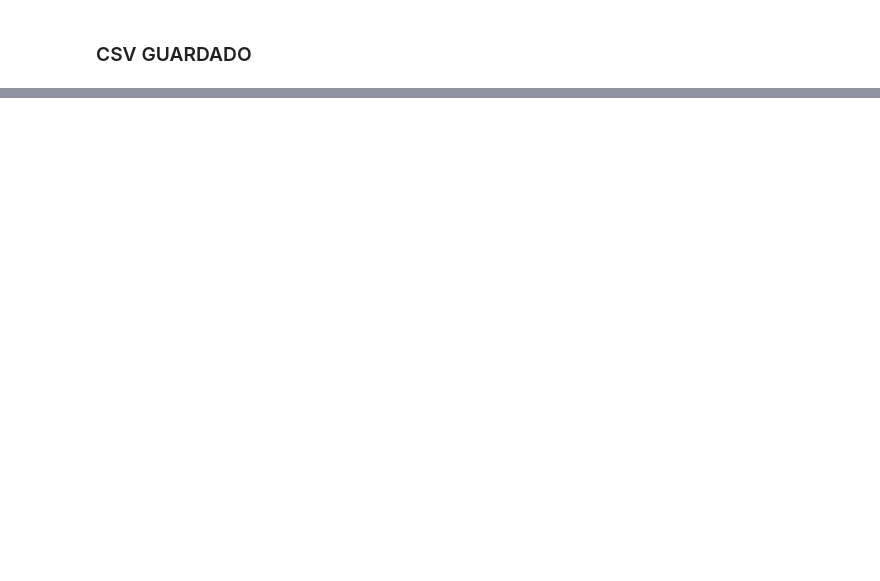
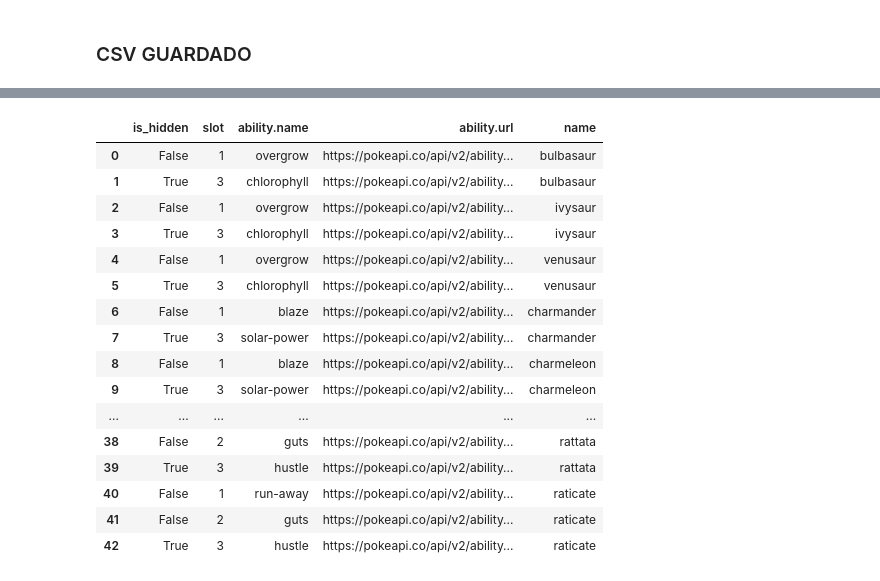
Before and after one commit to matiasfeliu92/jupyter_data, a Jupyter notebook: ETL/pokeapi_ETL.ipynb, the cells around one changed output, grey strips where cells are left out. Saved outputs shown, nothing was run; the diff lists cells and outputs as text; code cells hidden in the pictures; blank space fills up the shorter version.

```diff
--- a/ETL/pokeapi_ETL.ipynb
+++ b/ETL/pokeapi_ETL.ipynb
@@ -103,0 +128,20 @@ df_pokemons
+# %%
+df_habilities
+# %% [output]
+|  | is_hidden | slot | ability.name | ability.url | name |
+| 0 | False | 1 | overgrow | https://pokeapi.co/api/v2/ability... | bulbasaur |
+| 1 | True | 3 | chlorophyll | https://pokeapi.co/api/v2/ability... | bulbasaur |
+| 2 | False | 1 | overgrow | https://pokeapi.co/api/v2/ability... | ivysaur |
+| 3 | True | 3 | chlorophyll | https://pokeapi.co/api/v2/ability... | ivysaur |
+| 4 | False | 1 | overgrow | https://pokeapi.co/api/v2/ability... | venusaur |
+| 5 | True | 3 | chlorophyll | https://pokeapi.co/api/v2/ability... | venusaur |
+| 6 | False | 1 | blaze | https://pokeapi.co/api/v2/ability... | charmander |
+| 7 | True | 3 | solar-power | https://pokeapi.co/api/v2/ability... | charmander |
+| 8 | False | 1 | blaze | https://pokeapi.co/api/v2/ability... | charmeleon |
+| 9 | True | 3 | solar-power | https://pokeapi.co/api/v2/ability... | charmeleon |
+| ... | ... | ... | ... | ... | ... |
+| 38 | False | 2 | guts | https://pokeapi.co/api/v2/ability... | rattata |
+| 39 | True | 3 | hustle | https://pokeapi.co/api/v2/ability... | rattata |
+| 40 | False | 1 | run-away | https://pokeapi.co/api/v2/ability... | raticate |
+| 41 | False | 2 | guts | https://pokeapi.co/api/v2/ability... | raticate |
+| 42 | True | 3 | hustle | https://pokeapi.co/api/v2/ability... | raticate |
```
Also changed, not shown: parts of 13 cells of this notebook, 1 other file.
